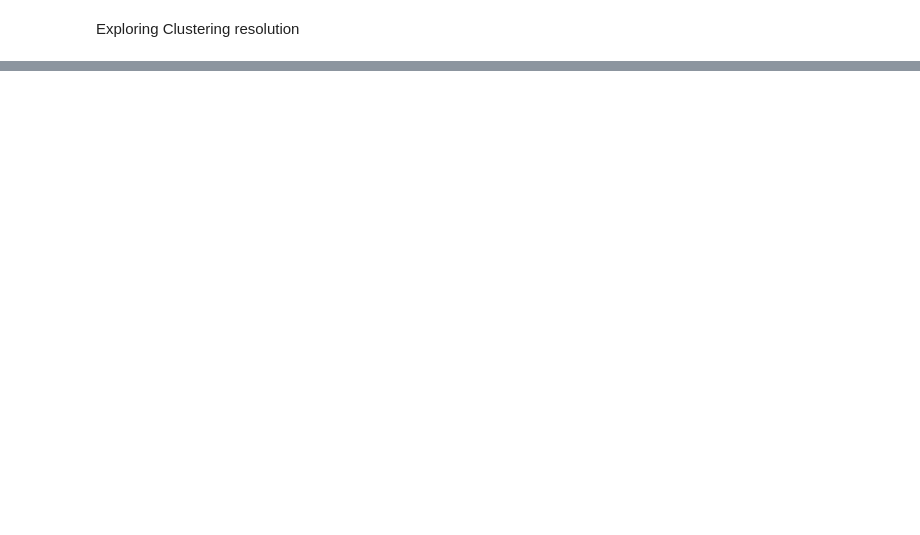
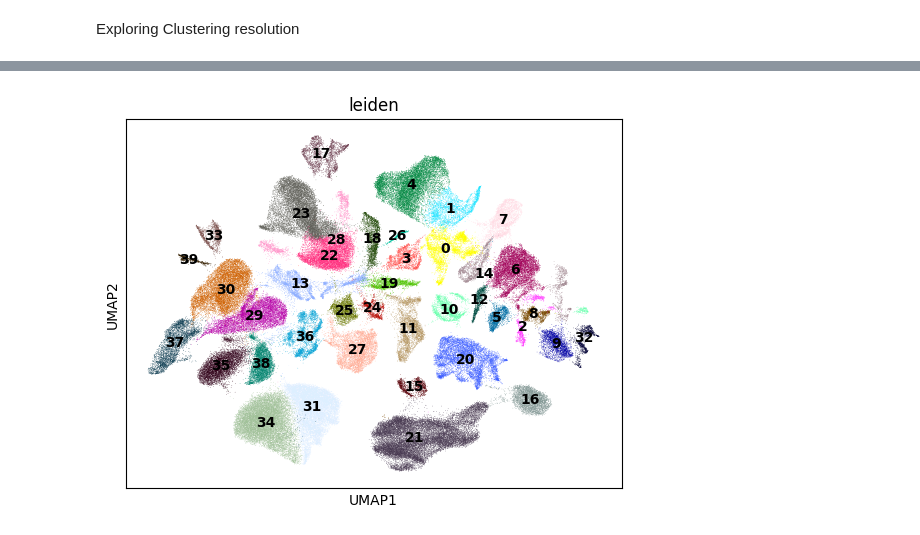
Before and after one commit to BeyondOurMinds/NSCLC-scRNA-Analysis, a Jupyter notebook: notebooks/03_neighbors_umap_clustering.ipynb, the cells around one changed output, grey strips where cells are left out. Cells and saved outputs as stored; diff of their text form; code cells hidden in the pictures; blank space fills up the shorter version.

```diff
--- a/notebooks/03_neighbors_umap_clustering.ipynb
+++ b/notebooks/03_neighbors_umap_clustering.ipynb
@@ -112,0 +138,8 @@ In the future, the default backend for leiden will be igraph instead of leidenal
+# %%
+sc.pl.umap(
+    adata,
+    color="leiden",
+    legend_loc="on data"
+)
+# %% [output]
+[figure, added]
```
Also changed, not shown: parts of 11 cells of this notebook.
